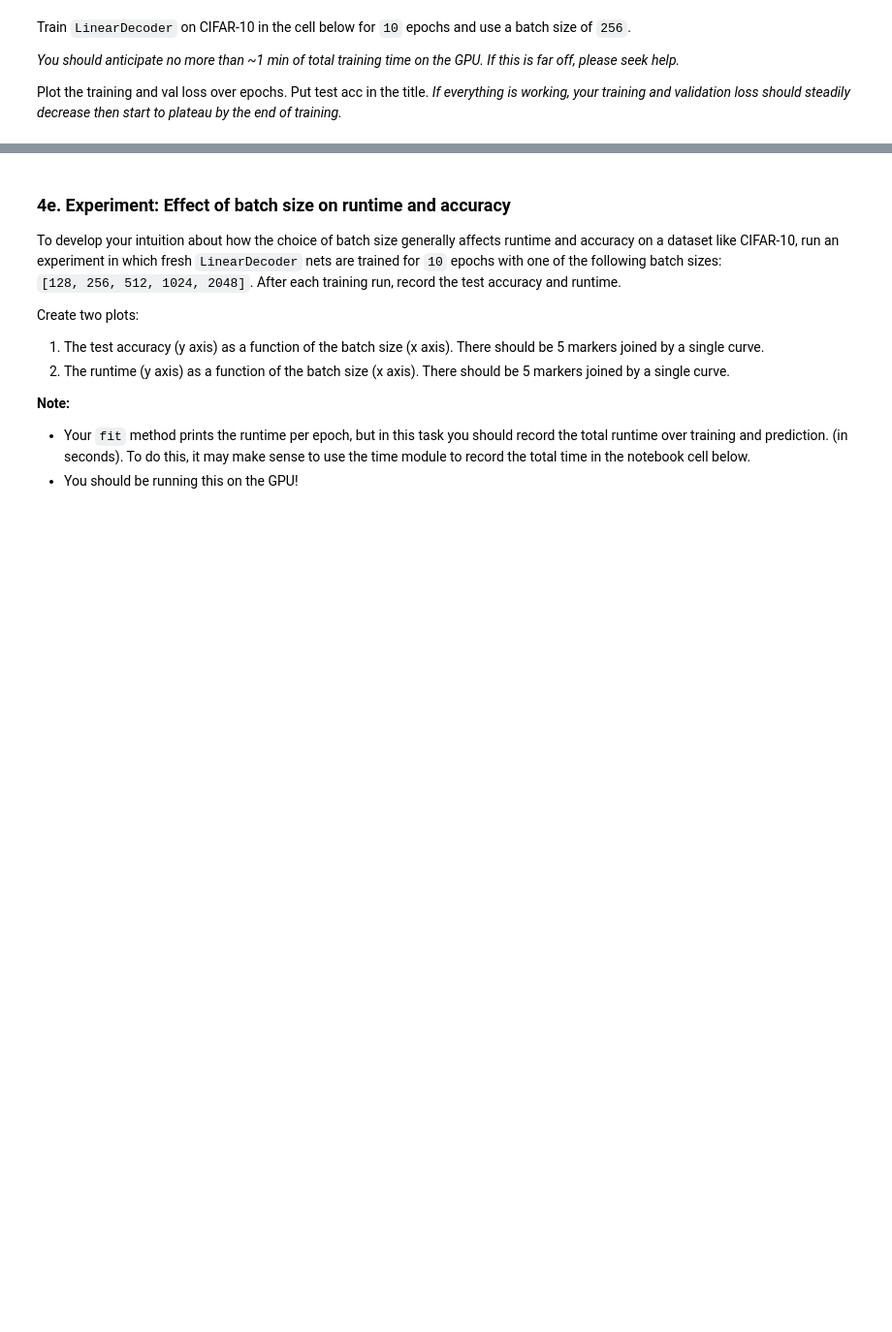
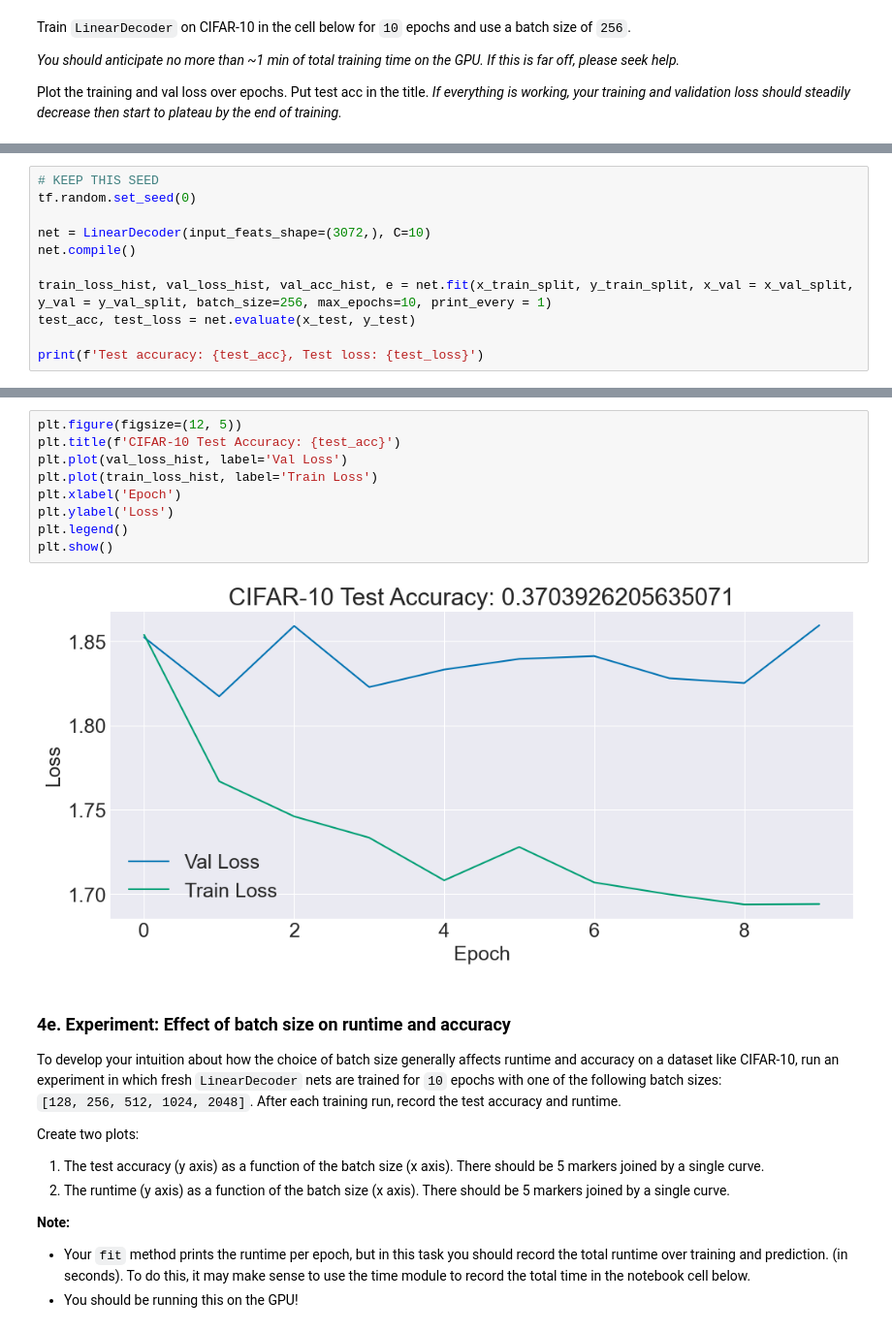
Before and after one commit to sampolz/Neural-Networks, a Jupyter notebook: CS443 Project 1/linear_decoder.ipynb, the cells around one changed output, grey strips where cells are left out. Shown at 97% size. Drawn from its saved outputs; the diff is of its cells as text; blank space fills up the shorter version.

Commit message:
Through 4 on lin decode

```diff
--- a/CS443 Project 1/linear_decoder.ipynb
+++ b/CS443 Project 1/linear_decoder.ipynb
@@ -157,0 +207,11 @@ tf.random.set_seed(0)
+# %%
+# KEEP THIS SEED
+tf.random.set_seed(0)
+
+net = LinearDecoder(input_feats_shape=(3072,), C=10)
+net.compile()
+
+train_loss_hist, val_loss_hist, val_acc_hist, e = net.fit(x_train_split, y_train_split, x_val = x_val_split, y_val = y_val_split, batch_size=256, max_epochs=10, print_every = 1)
+test_acc, test_loss = net.evaluate(x_test, y_test)
+
+print(f'Test accuracy: {test_acc}, Test loss: {test_loss}')
@@ -158,3 +236,14 @@ tf.random.set_seed(0)
+# %%
+plt.figure(figsize=(12, 5))
+plt.title(f'CIFAR-10 Test Accuracy: {test_acc}')
+plt.plot(val_loss_hist, label='Val Loss')
+plt.plot(train_loss_hist, label='Train Loss')
+plt.xlabel('Epoch')
+plt.ylabel('Loss')
+plt.legend()
+plt.show()
+# %% [output]
+[figure, added]
 # %% [markdown]
 ### 4e. Experiment: Effect of batch size on runtime and accuracy
 
```
Also changed, not shown: parts of 9 cells of this notebook.
